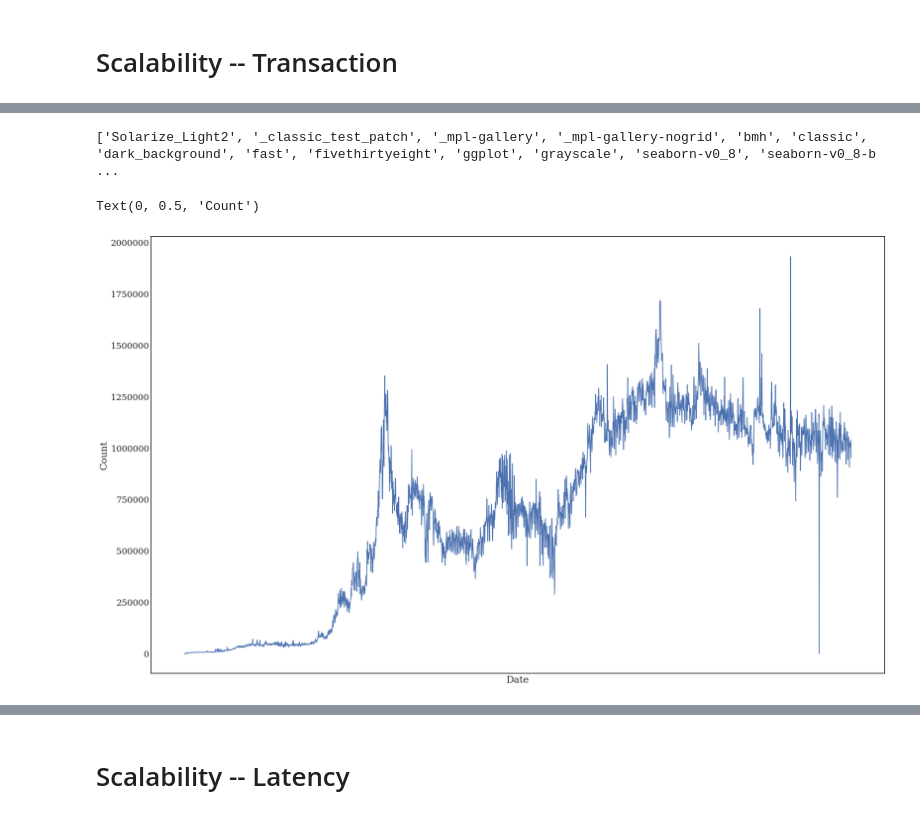
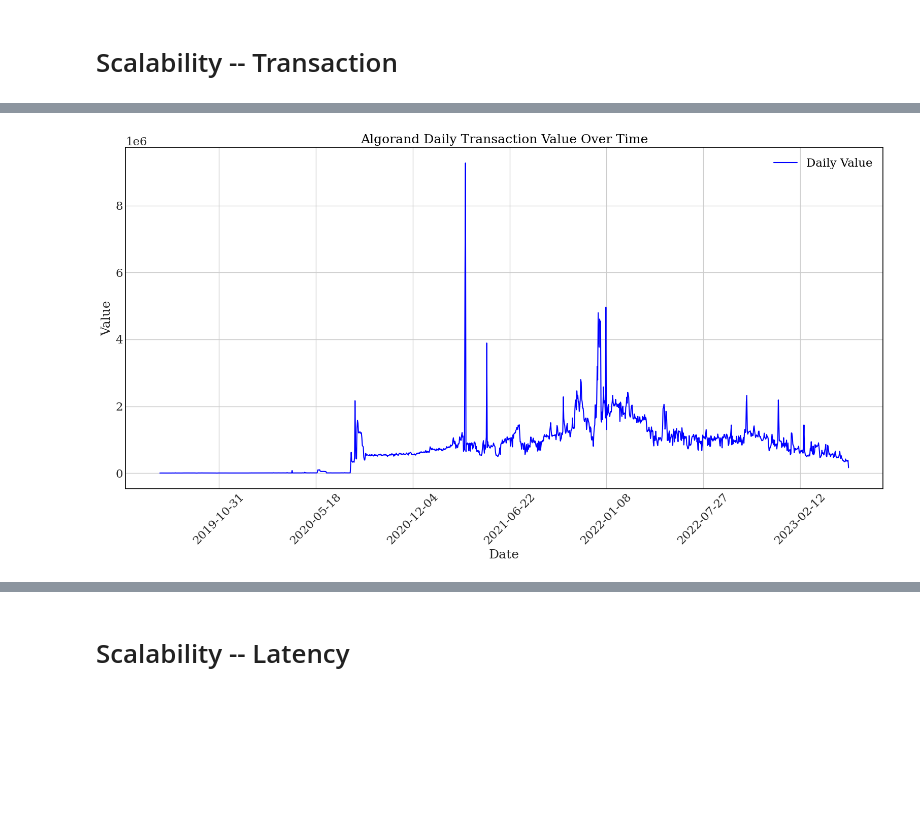
Before and after one commit to KerwinFuyihang/blockchain_analysis, a Jupyter notebook: experiment.ipynb, the cells around one changed output, grey strips where cells are left out. Drawn from its saved outputs; the diff is of its cells as text; code cells hidden in the pictures; blank space fills up the shorter version.

```diff
--- a/experiment.ipynb
+++ b/experiment.ipynb
@@ -45,37 +104,40 @@ df2['Value1'].max()
 # %%
-import matplotlib.pyplot as plt
-
-# List all available Matplotlib styles
-print(plt.style.available)
+import json
+# Parse the 'Time' column
+df2['Date'] = df2['Time'].apply(lambda x: json.loads(x)['date'])
+df2['Date'] = pd.to_datetime(df2['Date'])  # Convert to datetime format
 
 # Set the style to 'seaborn-white' for a clean look
 plt.style.use('seaborn-white')
-
-# Set font and font size globally using rcParams
 plt.rcParams.update({
     'font.family': 'DejaVu Serif',  # Set the font family to DejaVu Serif
-    'font.size': 10,  # Set the font size to 10 for better readability in two-column formats
+    'font.size': 20,  # Set the font size to 20 for better readability
     'text.color': 'black',  # Ensure text color is black for better contrast
     'axes.facecolor': 'white',  # Set the axes background color to white
     'figure.facecolor': 'white',  # Set the figure background color to white
     'axes.edgecolor': 'black',  # Set the axes edge color to black
 })
+
+# Create the time series plot
+plt.figure(figsize=(16, 9))
+plt.plot(df2['Date'], df2['Value1'], label='Daily Value', color='blue')
+
+# Customize the plot
+plt.title('Algorand Daily Transaction Value Over Time')
+plt.xlabel('Date')
+plt.ylabel('Value')
+plt.legend()
+plt.grid(True)
+
+# Formatting the x-axis
+plt.gca().xaxis.set_major_locator(plt.MaxNLocator(10))  # Show only up to 10 major ticks
+
+# Rotate the x-axis labels for better readability
+plt.xticks(rotation=45)
+
+# Adjust layout and save
+plt.tight_layout()
+plt.savefig('Algorand_daily_transaction.png', dpi=300)  # Adjust dpi for higher resolution
+plt.show()
 # %% [output]
-['Solarize_Light2', '_classic_test_patch', '_mpl-gallery', '_mpl-gallery-nogrid', 'bmh', 'classic', 'dark_background', 'fast', 'fivethirtyeight', 'ggplot', 'grayscale', 'seaborn-v0_8', 'seaborn-v0_8-b ...
+[figure, added]
-# %%
-# fig, (ax1, ax2) = plt.subplots(1, 2, figsize=(35,10))
-fig, ax= plt.subplots(figsize=(25, 15), dpi=100)
-# ax1.plot(df1["Value"])
-# ax2.plot(df2["Value1"])
-ax.set_xticks([i + 1 for i in range(7)])
-sns.set(font_scale=1.5)
-sns.set_style('dark')
-sns.lineplot(x='Timestamp', y='Value', data=df1)
-plt.ticklabel_format(style='plain', axis='both')
-plt.xlabel("Date")
-plt.ylabel("Count")
-# ax2 = sns.lineplot(x='Time', y='Value1', data=df2)
-# plt.savefig("Beacon_transaction.pdf")
-# %% [output]
-Text(0, 0.5, 'Count')
-[figure, removed]
```
Also changed, not shown: parts of 33 cells of this notebook.
